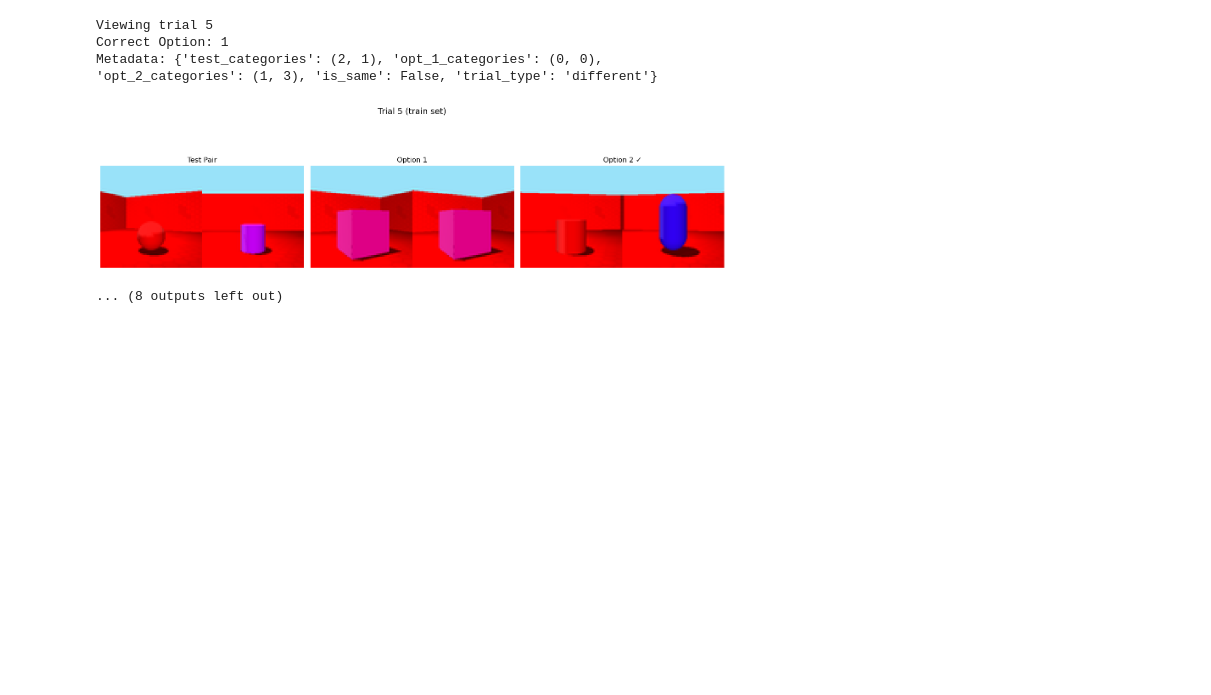
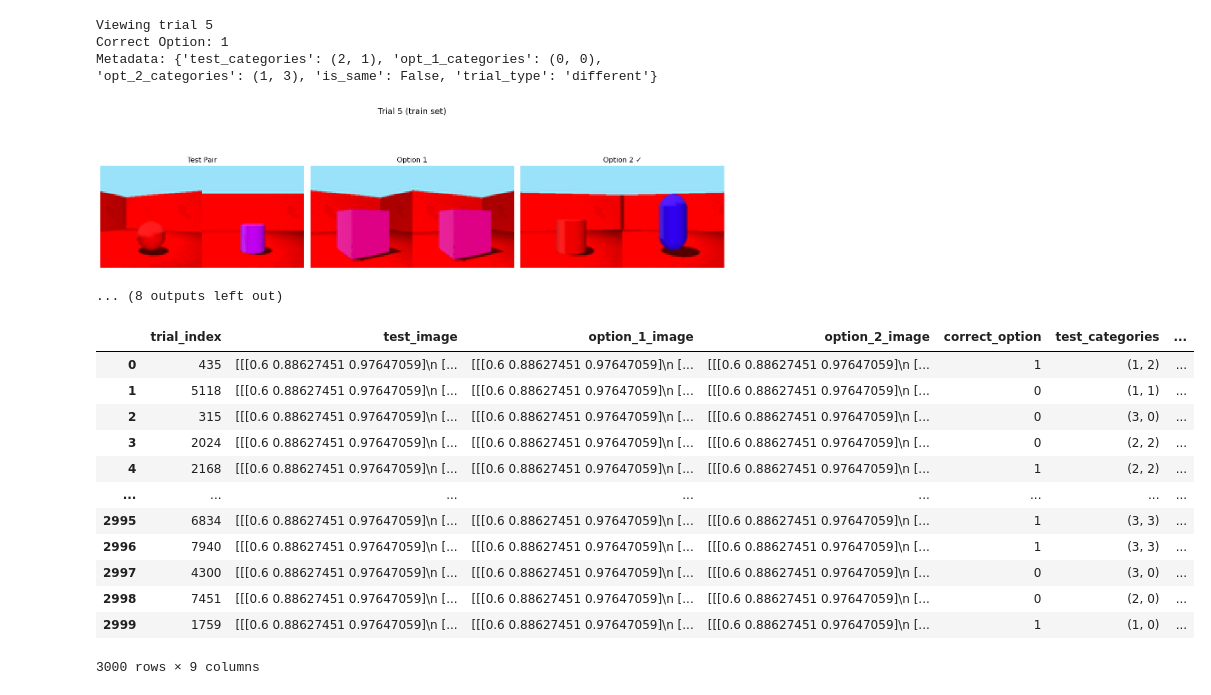
Before and after one commit to siddsuresh97/ConceptualAlignmentLanguage, a Jupyter notebook: code/python/stimulus-generation.ipynb, the cells around one changed output. Saved outputs shown, nothing was run; the diff lists cells and outputs as text; code cells hidden in the pictures; blank space fills up the shorter version.

```diff
--- a/code/python/stimulus-generation.ipynb
+++ b/code/python/stimulus-generation.ipynb
@@ -383,3 +383,21 @@ Correct Option: 1
 Metadata: {'test_categories': (2, 1), 'opt_1_categories': (0, 0), 'opt_2_categories': (1, 3), 'is_same': False, 'trial_type': 'different'}
 [figure]
 ... (8 outputs left out)
+# %%
+a = pd.read_csv(os.path.join(data_dir, 'same_diff_train_exact_match_df_a.csv'))
+# %%
+a
+# %% [output]
+|  | trial_index | test_image | option_1_image | option_2_image | correct_option | test_categories | ... |
+| 0 | 435 | [[[0.6 0.88627451 0.97647059]\n [... | [[[0.6 0.88627451 0.97647059]\n [... | [[[0.6 0.88627451 0.97647059]\n [... | 1 | (1, 2) | ... |
+| 1 | 5118 | [[[0.6 0.88627451 0.97647059]\n [... | [[[0.6 0.88627451 0.97647059]\n [... | [[[0.6 0.88627451 0.97647059]\n [... | 0 | (1, 1) | ... |
+| 2 | 315 | [[[0.6 0.88627451 0.97647059]\n [... | [[[0.6 0.88627451 0.97647059]\n [... | [[[0.6 0.88627451 0.97647059]\n [... | 0 | (3, 0) | ... |
+| 3 | 2024 | [[[0.6 0.88627451 0.97647059]\n [... | [[[0.6 0.88627451 0.97647059]\n [... | [[[0.6 0.88627451 0.97647059]\n [... | 0 | (2, 2) | ... |
+| 4 | 2168 | [[[0.6 0.88627451 0.97647059]\n [... | [[[0.6 0.88627451 0.97647059]\n [... | [[[0.6 0.88627451 0.97647059]\n [... | 1 | (2, 2) | ... |
+| ... | ... | ... | ... | ... | ... | ... | ... |
+| 2995 | 6834 | [[[0.6 0.88627451 0.97647059]\n [... | [[[0.6 0.88627451 0.97647059]\n [... | [[[0.6 0.88627451 0.97647059]\n [... | 1 | (3, 3) | ... |
+| 2996 | 7940 | [[[0.6 0.88627451 0.97647059]\n [... | [[[0.6 0.88627451 0.97647059]\n [... | [[[0.6 0.88627451 0.97647059]\n [... | 1 | (3, 3) | ... |
+| 2997 | 4300 | [[[0.6 0.88627451 0.97647059]\n [... | [[[0.6 0.88627451 0.97647059]\n [... | [[[0.6 0.88627451 0.97647059]\n [... | 0 | (3, 0) | ... |
+| 2998 | 7451 | [[[0.6 0.88627451 0.97647059]\n [... | [[[0.6 0.88627451 0.97647059]\n [... | [[[0.6 0.88627451 0.97647059]\n [... | 0 | (2, 0) | ... |
+| 2999 | 1759 | [[[0.6 0.88627451 0.97647059]\n [... | [[[0.6 0.88627451 0.97647059]\n [... | [[[0.6 0.88627451 0.97647059]\n [... | 1 | (1, 0) | ... |
+3000 rows × 9 columns
```
Also changed, not shown: parts of 1 cell of this notebook.
